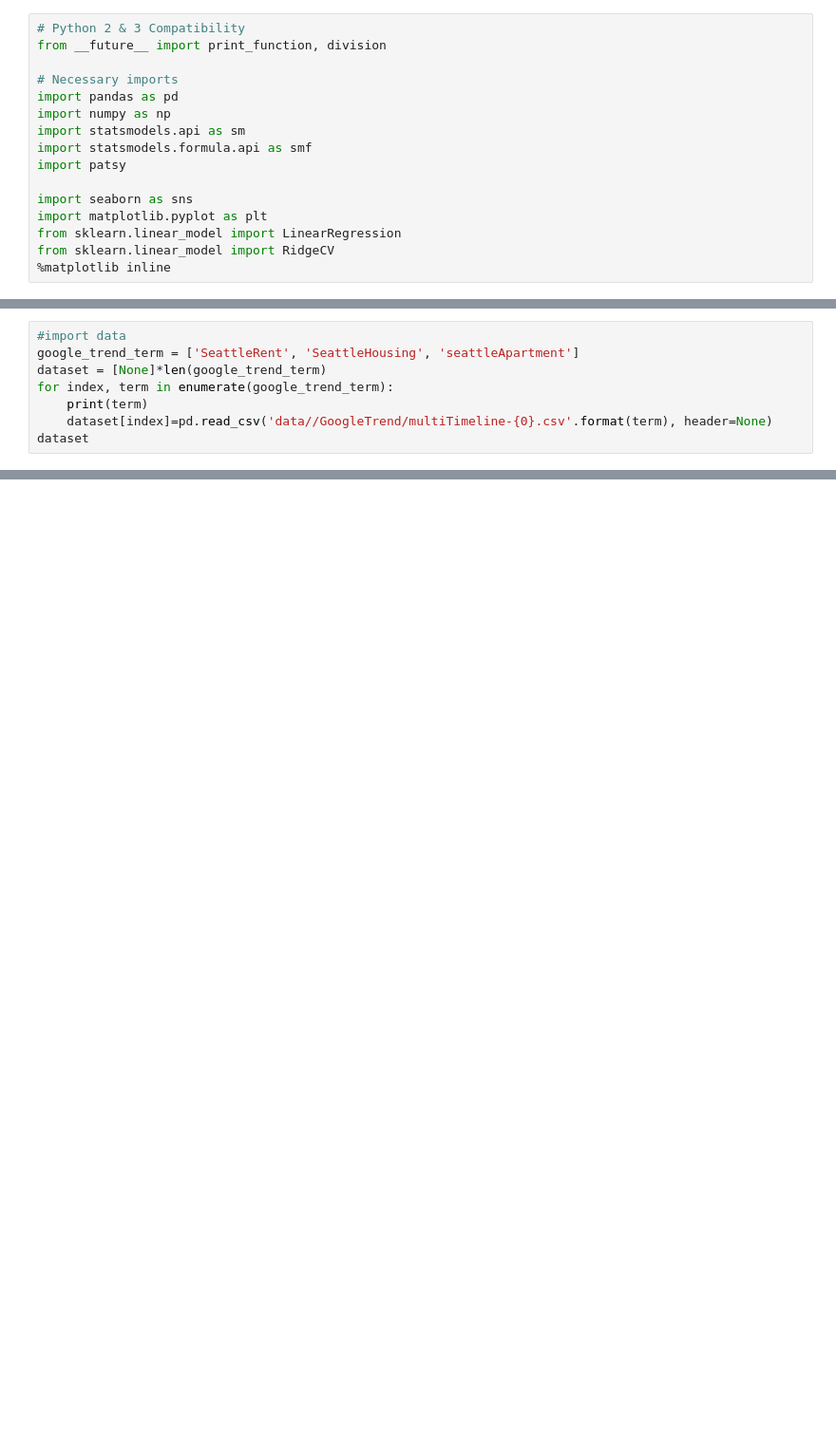
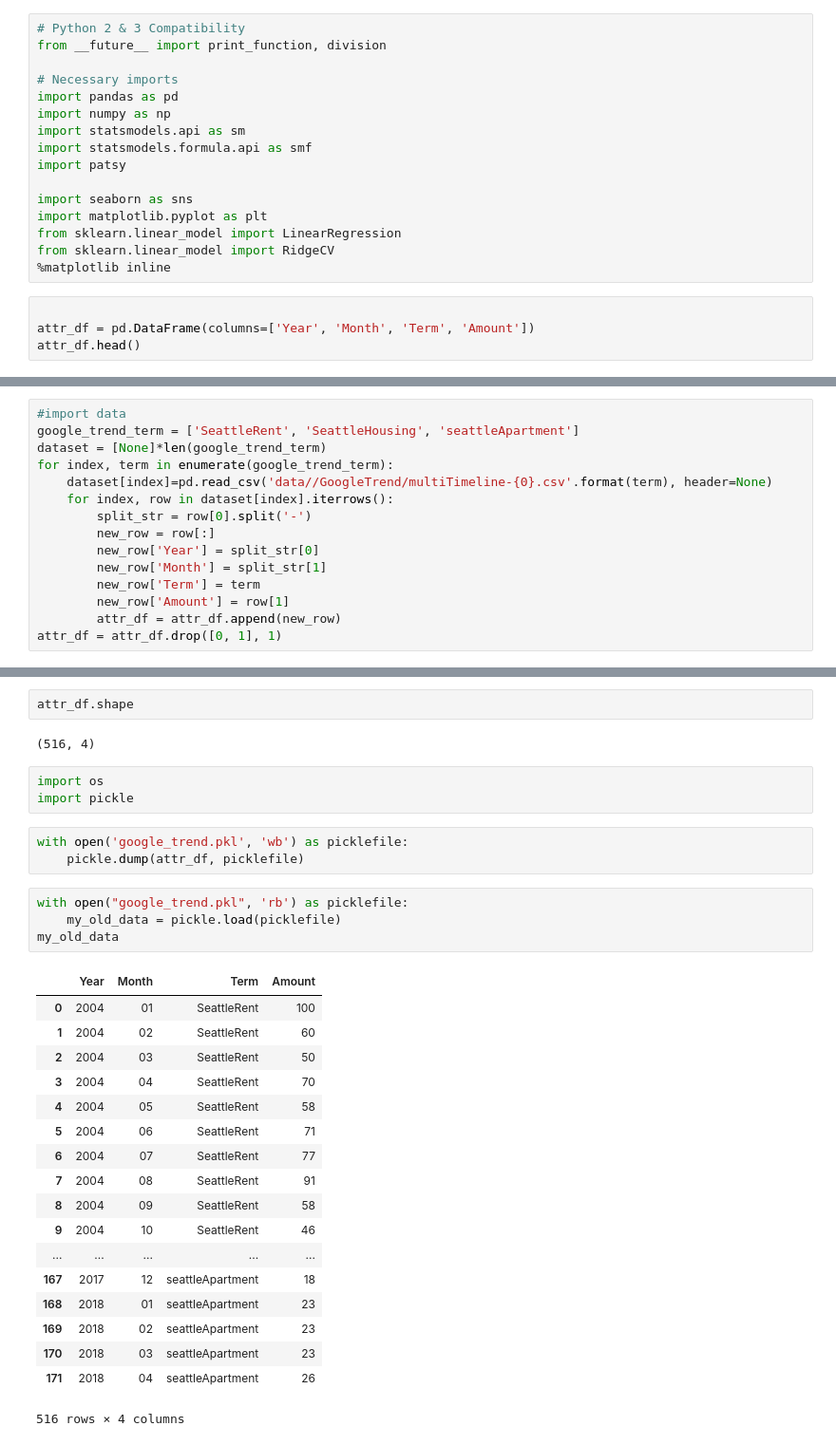
Before and after one commit to yichiang/Project-Apartment-Rent-Prediction, a Jupyter notebook: gooleTrendData.ipynb, the cells around one changed output, grey strips where cells are left out. Shown at 95% size. Drawn from its saved outputs; the diff is of its cells as text; blank space fills up the shorter version.

```diff
--- a/gooleTrendData.ipynb
+++ b/gooleTrendData.ipynb
@@ -14,3 +14,7 @@ import matplotlib.pyplot as plt
 from sklearn.linear_model import LinearRegression
 from sklearn.linear_model import RidgeCV
 %matplotlib inline
+# %%
+
+attr_df = pd.DataFrame(columns=['Year', 'Month', 'Term', 'Amount'])
+attr_df.head()
@@ -19,6 +25,13 @@ from sklearn.linear_model import RidgeCV
 google_trend_term = ['SeattleRent', 'SeattleHousing', 'seattleApartment']
 dataset = [None]*len(google_trend_term)
 for index, term in enumerate(google_trend_term):
-    print(term)
     dataset[index]=pd.read_csv('data//GoogleTrend/multiTimeline-{0}.csv'.format(term), header=None)
-dataset
+    for index, row in dataset[index].iterrows():
+        split_str = row[0].split('-')
+        new_row = row[:]
+        new_row['Year'] = split_str[0]
+        new_row['Month'] = split_str[1]
+        new_row['Term'] = term
+        new_row['Amount'] = row[1]
+        attr_df = attr_df.append(new_row)
+attr_df = attr_df.drop([0, 1], 1)
@@ -45,0 +47,33 @@ seattleApartment
+# %%
+attr_df.shape
+# %% [output]
+(516, 4)
+# %%
+import os
+import pickle
+# %%
+with open('google_trend.pkl', 'wb') as picklefile:
+    pickle.dump(attr_df, picklefile)
+# %%
+with open("google_trend.pkl", 'rb') as picklefile:
+    my_old_data = pickle.load(picklefile)
+my_old_data
+# %% [output]
+|  | Year | Month | Term | Amount |
+| 0 | 2004 | 01 | SeattleRent | 100 |
+| 1 | 2004 | 02 | SeattleRent | 60 |
+| 2 | 2004 | 03 | SeattleRent | 50 |
+| 3 | 2004 | 04 | SeattleRent | 70 |
+| 4 | 2004 | 05 | SeattleRent | 58 |
+| 5 | 2004 | 06 | SeattleRent | 71 |
+| 6 | 2004 | 07 | SeattleRent | 77 |
+| 7 | 2004 | 08 | SeattleRent | 91 |
+| 8 | 2004 | 09 | SeattleRent | 58 |
+| 9 | 2004 | 10 | SeattleRent | 46 |
+| ... | ... | ... | ... | ... |
+| 167 | 2017 | 12 | seattleApartment | 18 |
+| 168 | 2018 | 01 | seattleApartment | 23 |
+| 169 | 2018 | 02 | seattleApartment | 23 |
+| 170 | 2018 | 03 | seattleApartment | 23 |
+| 171 | 2018 | 04 | seattleApartment | 26 |
+516 rows × 4 columns
```
Also changed, not shown: parts of 3 cells of this notebook, 8 other files.
